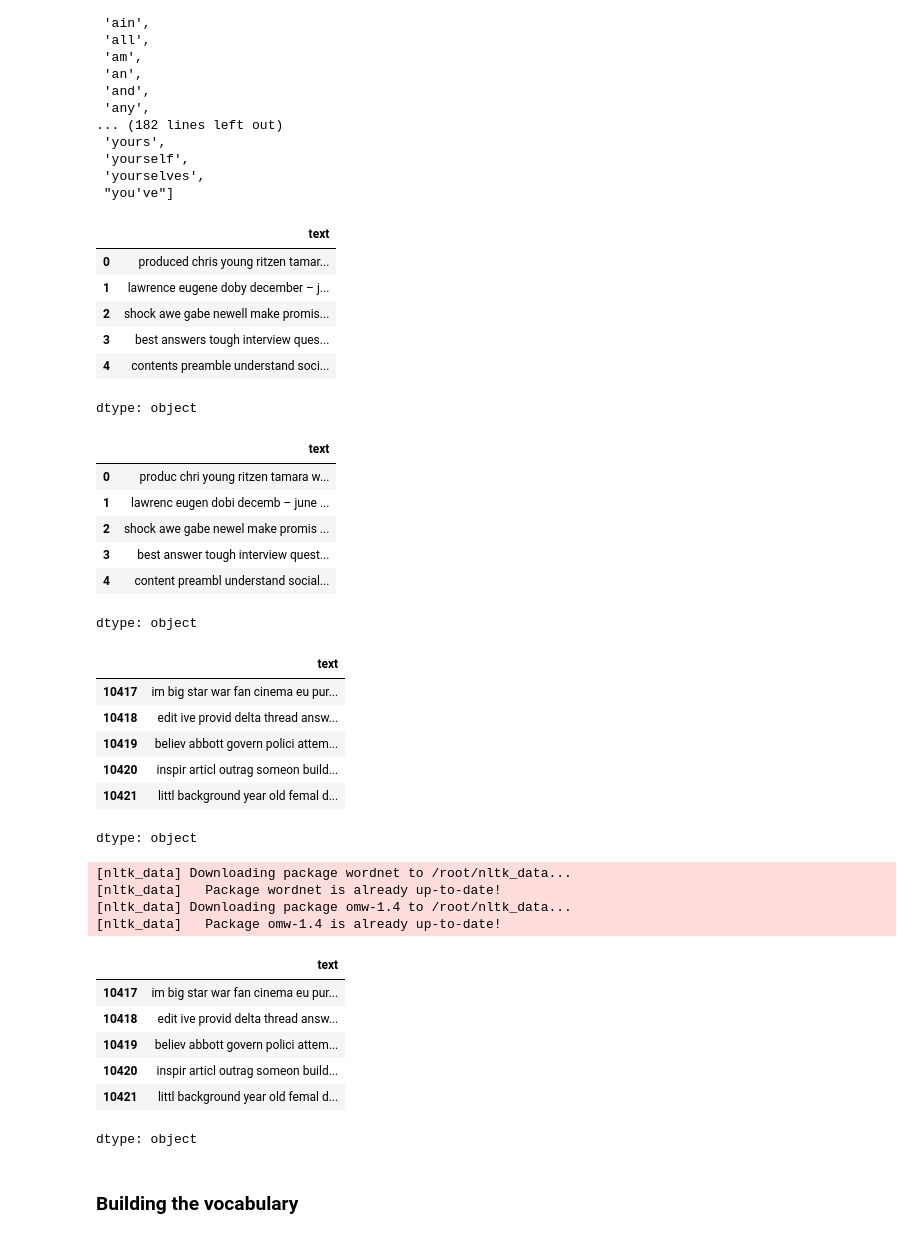
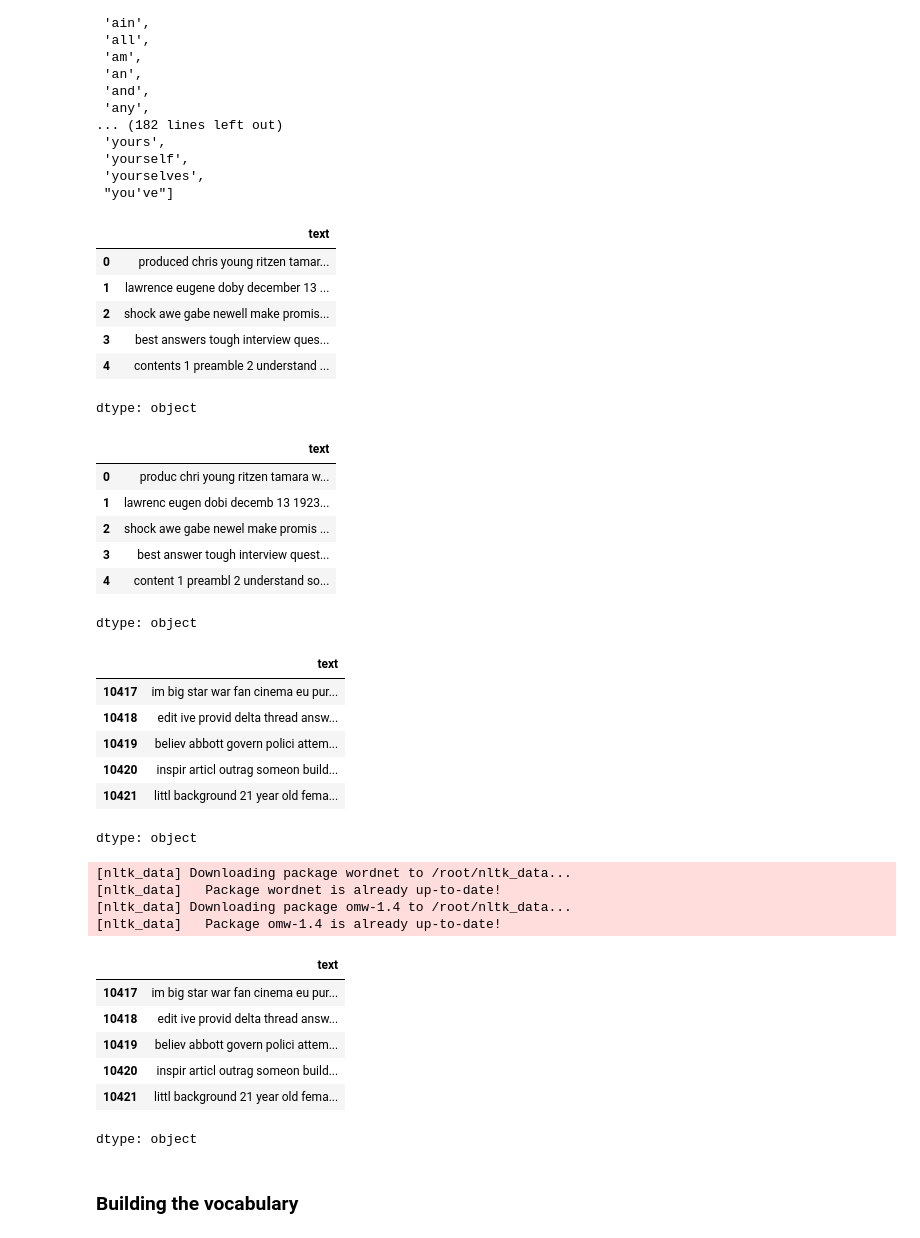
Before and after one commit to savindumahasen/AI-Detection-System-, a Jupyter notebook: Notebook.ipynb, the cells around one changed output. Cells and saved outputs as stored; diff of their text form; code cells hidden in the pictures.

Commit message:
Text vectorization

```diff
--- a/Notebook.ipynb
+++ b/Notebook.ipynb
@@ -152,8 +149,8 @@ dtype: object
 # %%
 ## remove the links from text
 # %%
-train_set['text']=train_set['text'].apply(lambda x: " ".join(re.sub(r'^https?:\/\/.*[\r\n]*','', x,flags=re.MULTILINE) for x in x.split()))
-train_set['text'].head()
+train['text']=train['text'].apply(lambda x: " ".join(re.sub(r'^https?:\/\/.*[\r\n]*','', x,flags=re.MULTILINE) for x in x.split()))
+train['text'].head()
 # %% [output]
 |  | text |
 | 0 | produced by chris young ritzen, t... |
@@ -174,8 +171,8 @@ def remove_punctuation(text):
      text=text.replace(punctuations,'')
   return text
 # %%
-train_set['text']= train_set['text'].apply(remove_punctuation)
-train_set['text'].head()
+train['text']= train['text'].apply(remove_punctuation)
+train['text'].head()
 # %% [output]
 |  | text |
 | 0 | produced by chris young ritzen ta... |
@@ -187,5 +184,5 @@ dtype: object
 # %%
 ## remove the numbers from text
 # %%
-train_set["text"]=train_set["text"].str.replace('/d+','', regex=True)
+train["text"]=train["text"].str.replace('/d+','', regex=True)
 # %%
@@ -232,16 +229,16 @@ sw
  'yourselves',
  "you've"]
 # %%
-train_set["text"]= train_set["text"].apply(lambda x: " ".join(x for x in x.split() if x not in sw))
+train["text"]= train["text"].apply(lambda x: " ".join(x for x in x.split() if x not in sw))
 # %%
-train_set['text'].head()
+train['text'].head()
 # %% [output]
 |  | text |
 | 0 | produced chris young ritzen tamar... |
-| 1 | lawrence eugene doby december – j... |
+| 1 | lawrence eugene doby december 13 ... |
 | 2 | shock awe gabe newell make promis... |
 | 3 | best answers tough interview ques... |
-| 4 | contents preamble understand soci... |
+| 4 | contents 1 preamble 2 understand ... |
 dtype: object
 # %%
 ## remove the inflectional form from text
@@ -253,22 +250,22 @@ train_set["text"]=train_set["text"].apply(lambda x: " ".join(ps.stem(x) for x in
 # %%
-train_set['text'].head()
+train['text'].head()
 # %% [output]
 |  | text |
 | 0 | produc chri young ritzen tamara w... |
-| 1 | lawrenc eugen dobi decemb – june ... |
+| 1 | lawrenc eugen dobi decemb 13 1923... |
 | 2 | shock awe gabe newel make promis ... |
 | 3 | best answer tough interview quest... |
-| 4 | content preambl understand social... |
+| 4 | content 1 preambl 2 understand so... |
 dtype: object
 # %%
-train_set['text'].tail()
+train['text'].tail()
 # %% [output]
 |  | text |
 | 10417 | im big star war fan cinema eu pur... |
 | 10418 | edit ive provid delta thread answ... |
 | 10419 | believ abbott govern polici attem... |
 | 10420 | inspir articl outrag someon build... |
-| 10421 | littl background year old femal d... |
+| 10421 | littl background 21 year old fema... |
 dtype: object
 # %%
 from nltk.stem import WordNetLemmatizer
@@ -279,8 +276,8 @@ lemmertizer=WordNetLemmatizer()
 nltk.download('wordnet')
 nltk.download('omw-1.4')
 
-train_set["text"]=train_set["text"].apply(lambda x: " ".join(lemmertizer.lemmatize(x, pos='v') for x in x.split()))
-train_set['text'].tail()
+train["text"]=train["text"].apply(lambda x: " ".join(lemmertizer.lemmatize(x, pos='v') for x in x.split()))
+train['text'].tail()
 # %% [output]
 [nltk_data] Downloading package wordnet to /root/nltk_data...
 [nltk_data]   Package wordnet is already up-to-date!
@@ -291,7 +288,7 @@ train_set['text'].tail()
 | 10418 | edit ive provid delta thread answ... |
 | 10419 | believ abbott govern polici attem... |
 | 10420 | inspir articl outrag someon build... |
-| 10421 | littl background year old femal d... |
+| 10421 | littl background 21 year old fema... |
 dtype: object
 # %% [markdown]
 ### Building the vocabulary
```
Also changed, not shown: parts of 16 cells of this notebook.
